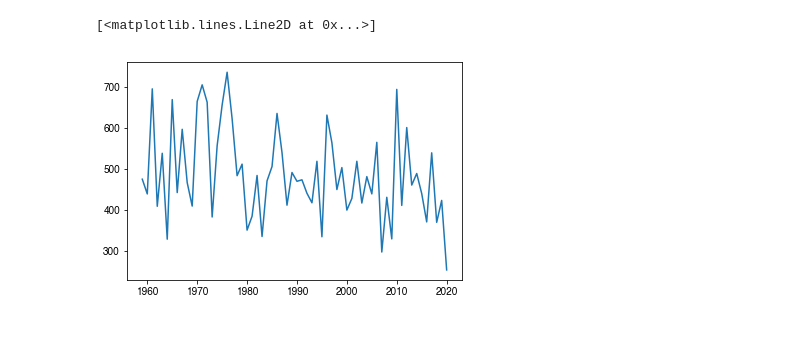
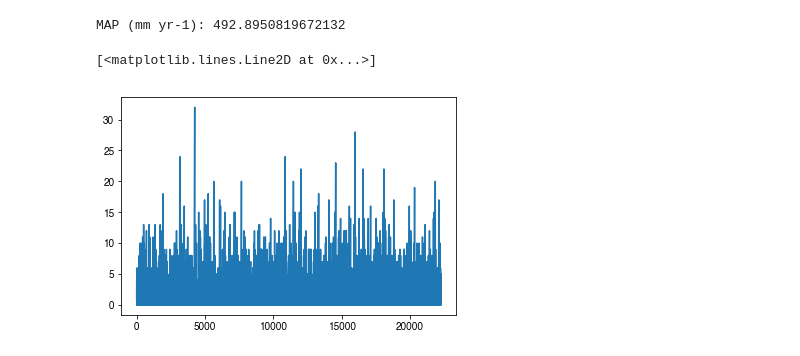
Before and after one commit to mdekauwe/TasFACE_rainfall, a Jupyter notebook: TasFACE_rainfall_analysis.ipynb, the cells around one changed output. Saved outputs shown, nothing was run; the diff lists cells and outputs as text; code cells hidden in the pictures.

```diff
--- a/TasFACE_rainfall_analysis.ipynb
+++ b/TasFACE_rainfall_analysis.ipynb
@@ -14,3 +12,14 @@ df = df.set_index('dates')
 df = df.drop('Product code', 1)
 df = df.drop('Bureau of Meteorology station number', 1)
 df = df.rename(columns={'Rainfall amount (millimetres)': 'PPT', 'Period over which rainfall was measured (days)': 'period'})
+# %%
+# Make an Australian year, drop first and last six months.
+dates = dates + pd.DateOffset(months=-6)
+df['dates'] = dates
+df = df.set_index('dates')
+df.Year = df.index.year
+df.Month = df.index.month
+first_year = df.index.year[0]
+last_year = df.index.year[-1]
+df = df[df.Year > first_year]
+df = df[df.Year < last_year]
@@ -18,0 +45,10 @@ dfa = df.resample('A').agg("sum")
+# %%
+print("MAP (mm yr-1):", dfa.PPT.mean())
+# %% [output]
+MAP (mm yr-1): 492.8950819672132
+# %%
+# Calculate consecutive dry days
+consecutive_dry = [ 1 if i == 0.0 else 0 for i in df.PPT]
+for i in range(1, len(consecutive_dry)):
+    if consecutive_dry[i] == 1:
+        consecutive_dry[i] += consecutive_dry[i-1]
@@ -19,5 +61,5 @@ dfa = df.resample('A').agg("sum")
 # %%
-plt.plot(dfa.PPT)
+plt.plot(consecutive_dry)
 # %% [output]
 [<matplotlib.lines.Line2D at 0x...>]
-[figure, old version]
+[figure, new version]
```
Also changed, not shown: parts of 14 cells of this notebook, 1 other file.
